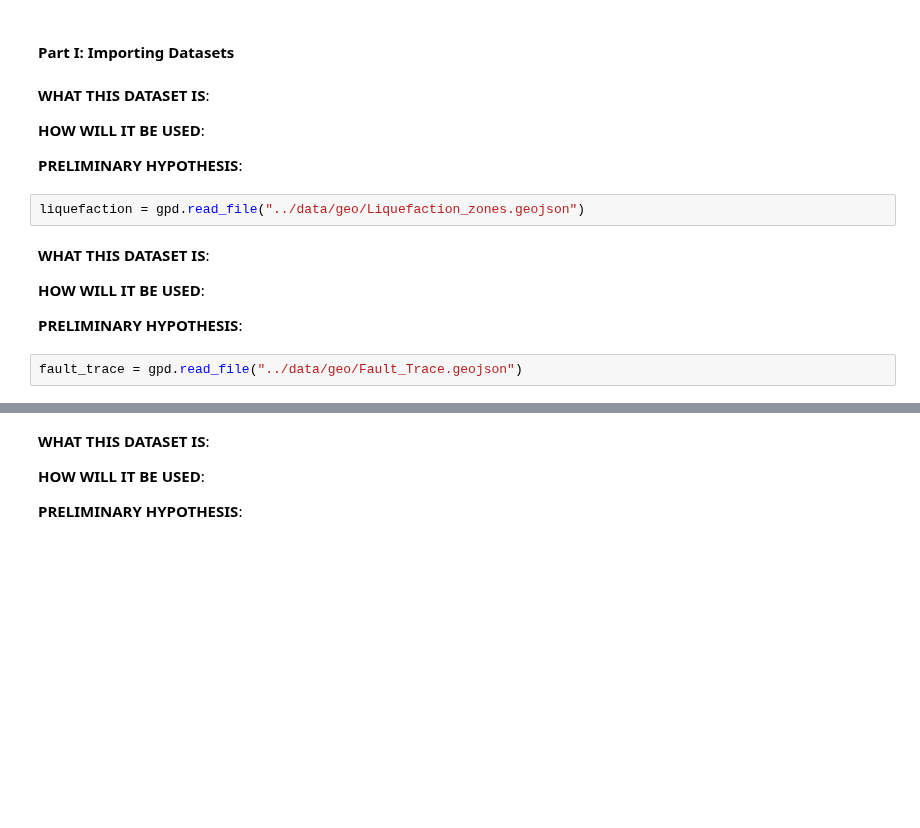
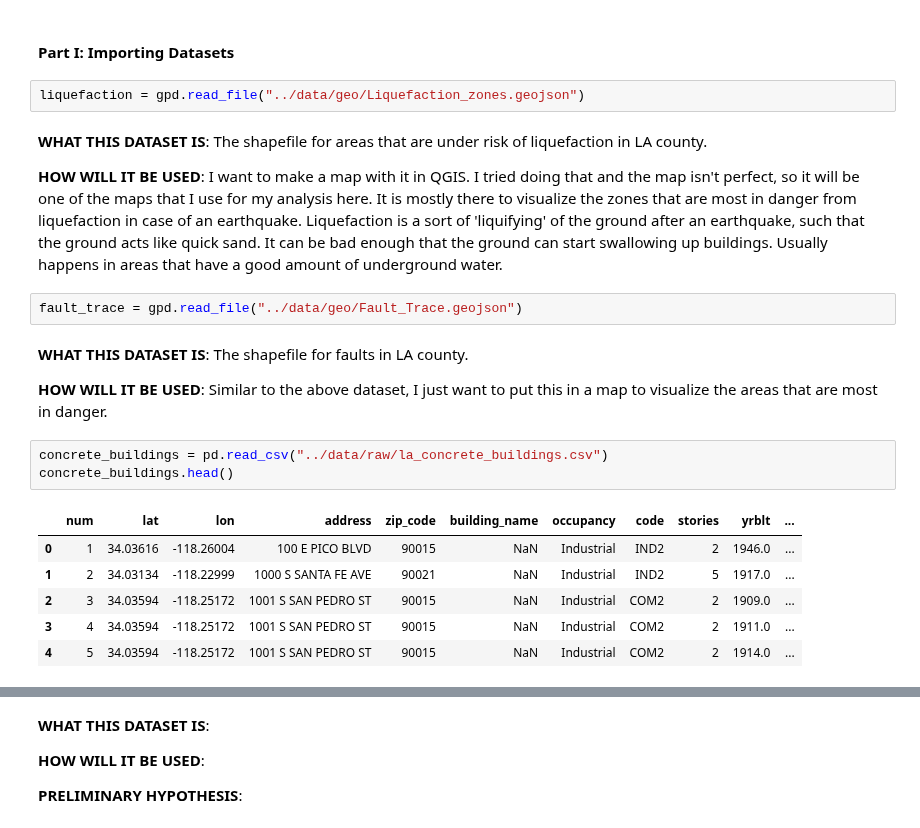
Before and after one commit to stiles/usc, a Jupyter notebook: students/shreyaag/assignments/final_project_rhysea.ipynb, the cells around one changed output, grey strips where cells are left out. Saved outputs shown, nothing was run; the diff lists cells and outputs as text; blank space fills up the shorter version.

```diff
--- a/students/shreyaag/assignments/final_project_rhysea.ipynb
+++ b/students/shreyaag/assignments/final_project_rhysea.ipynb
@@ -20,21 +24,25 @@ pd.options.display.max_colwidth = None
 # %% [markdown]
 #### Part I: Importing Datasets
+# %%
+liquefaction = gpd.read_file("../data/geo/Liquefaction_zones.geojson")
 # %% [markdown]
-**WHAT THIS DATASET IS**:
+**WHAT THIS DATASET IS**: The shapefile for areas that are under risk of liquefaction in LA county.
 
-**HOW WILL IT BE USED**:
-
-
-**PRELIMINARY HYPOTHESIS**:
+**HOW WILL IT BE USED**: I want to make a map with it in QGIS. I tried doing that and the map isn't perfect, so it will be one of the maps that I use for my analysis here. It is mostly there to visualize the zones that are most in danger from liquefaction in case of an earthquake. Liquefaction is a sort of 'liquifying' of the ground after an earthquake, such that the ground acts like quick sand. It can be bad enough that the ground can start swallowing up buildings. Usually happens in areas that have a good amount of underground water.
-# %%
-liquefaction = gpd.read_file("../data/geo/Liquefaction_zones.geojson")
+# %%
+fault_trace = gpd.read_file("../data/geo/Fault_Trace.geojson")
 # %% [markdown]
-**WHAT THIS DATASET IS**:
+**WHAT THIS DATASET IS**: The shapefile for faults in LA county.
 
-**HOW WILL IT BE USED**:
-
-
-**PRELIMINARY HYPOTHESIS**:
+**HOW WILL IT BE USED**: Similar to the above dataset, I just want to put this in a map to visualize the areas that are most in danger.
 # %%
-fault_trace = gpd.read_file("../data/geo/Fault_Trace.geojson")
+concrete_buildings = pd.read_csv("../data/raw/la_concrete_buildings.csv")
+concrete_buildings.head()
+# %% [output]
+|  | num | lat | lon | address | zip_code | building_name | occupancy | code | stories | yrblt | ... |
+| 0 | 1 | 34.03616 | -118.26004 | 100 E PICO BLVD | 90015 | NaN | Industrial | IND2 | 2 | 1946.0 | ... |
+| 1 | 2 | 34.03134 | -118.22999 | 1000 S SANTA FE AVE | 90021 | NaN | Industrial | IND2 | 5 | 1917.0 | ... |
+| 2 | 3 | 34.03594 | -118.25172 | 1001 S SAN PEDRO ST | 90015 | NaN | Industrial | COM2 | 2 | 1909.0 | ... |
+| 3 | 4 | 34.03594 | -118.25172 | 1001 S SAN PEDRO ST | 90015 | NaN | Industrial | COM2 | 2 | 1911.0 | ... |
+| 4 | 5 | 34.03594 | -118.25172 | 1001 S SAN PEDRO ST | 90015 | NaN | Industrial | COM2 | 2 | 1914.0 | ... |
 # %% [markdown]
```
Also changed, not shown: parts of 32 cells of this notebook, 9 other files.
